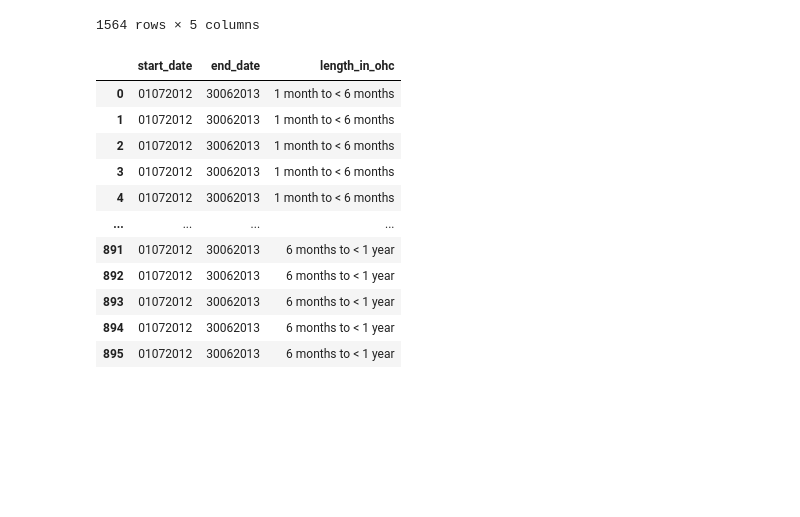
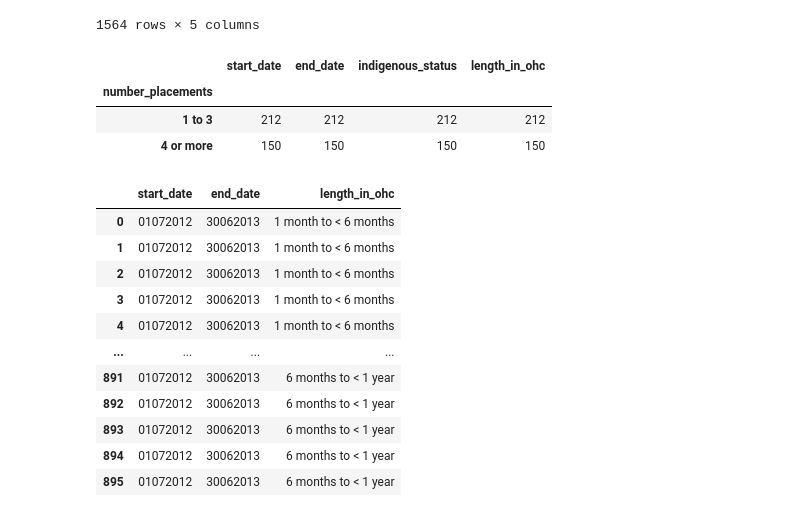
Before and after one commit to BonnerDev/final-project, a Jupyter notebook: workbook.ipynb, the cells around one changed output. Saved outputs shown, nothing was run; the diff lists cells and outputs as text; code cells hidden in the pictures; blank space fills up the shorter version.

```diff
--- a/workbook.ipynb
+++ b/workbook.ipynb
@@ -34,6 +50,15 @@ data7
 | 1562 | 01072012 | 30062013 | Non-Indigenous | 2 years to < 5 years | 4 or more |
 | 1563 | 01072012 | 30062013 | Non-Indigenous | 2 years to < 5 years | 4 or more |
 1564 rows × 5 columns
+# %%
+fiveyr = data7.loc[data7["length_in_ohc"]=="5 years or more", :]
+tofive = data7.loc[data7["length_in_ohc"]=="2 years to < 5 years", :]
+tofive.groupby("number_placements").count()
+# %% [output]
+|  | start_date | end_date | indigenous_status | length_in_ohc |
+| number_placements |  |  |  |  |
+| 1 to 3 | 212 | 212 | 212 | 212 |
+| 4 or more | 150 | 150 | 150 | 150 |
 # %%
 data3
 # %% [output]
```
Also changed, not shown: parts of 2 cells of this notebook, 4 other files.
